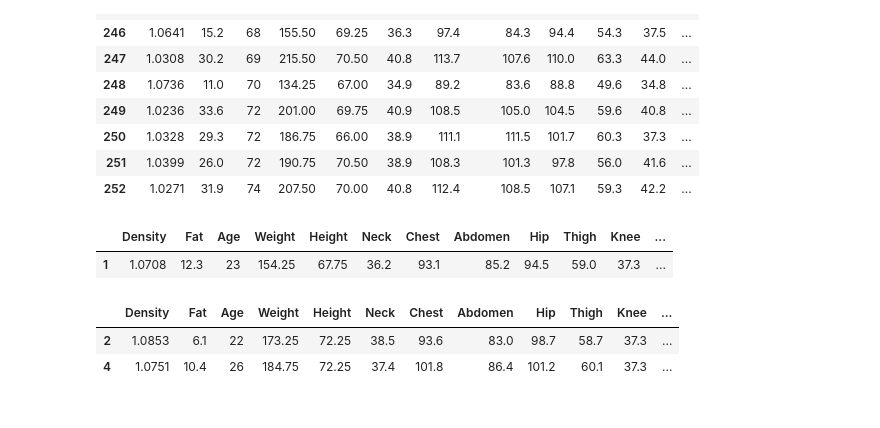
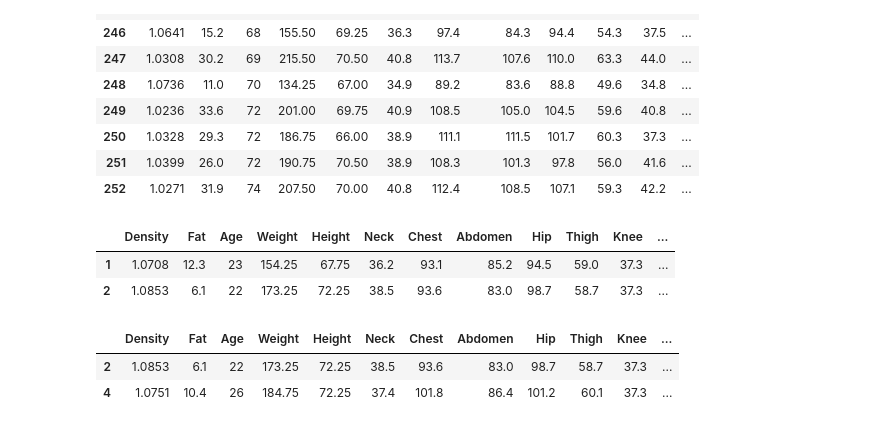
Before and after one commit to Miguel-93-09/r-basic, a Jupyter notebook: Apuntes/9.Dataframe/10_python_df.ipynb, the cells around one changed output. Saved outputs shown, nothing was run; the diff lists cells and outputs as text; code cells hidden in the pictures.

```diff
--- a/Apuntes/9.Dataframe/10_python_df.ipynb
+++ b/Apuntes/9.Dataframe/10_python_df.ipynb
@@ -53,10 +53,11 @@ df.tail(8)
 | 252 | 1.0271 | 31.9 | 74 | 207.50 | 70.00 | 40.8 | 112.4 | 108.5 | 107.1 | 59.3 | 42.2 | ... |
 # %%
 #accediendo a renglones, en este caso empieza en 1, normalmente es en cero
-df.loc[[1]]
+df.loc[[1 , 2]]
 # %% [output]
 |  | Density | Fat | Age | Weight | Height | Neck | Chest | Abdomen | Hip | Thigh | Knee | ... |
 | 1 | 1.0708 | 12.3 | 23 | 154.25 | 67.75 | 36.2 | 93.1 | 85.2 | 94.5 | 59.0 | 37.3 | ... |
+| 2 | 1.0853 | 6.1 | 22 | 173.25 | 72.25 | 38.5 | 93.6 | 83.0 | 98.7 | 58.7 | 37.3 | ... |
 # %%
 # por posicion, en este caso simepre empieza por 0, se puede proporiconar una lista
 df.iloc[[1,3]]
```
Also changed, not shown: parts of 1 cell of this notebook, 20 other files.
